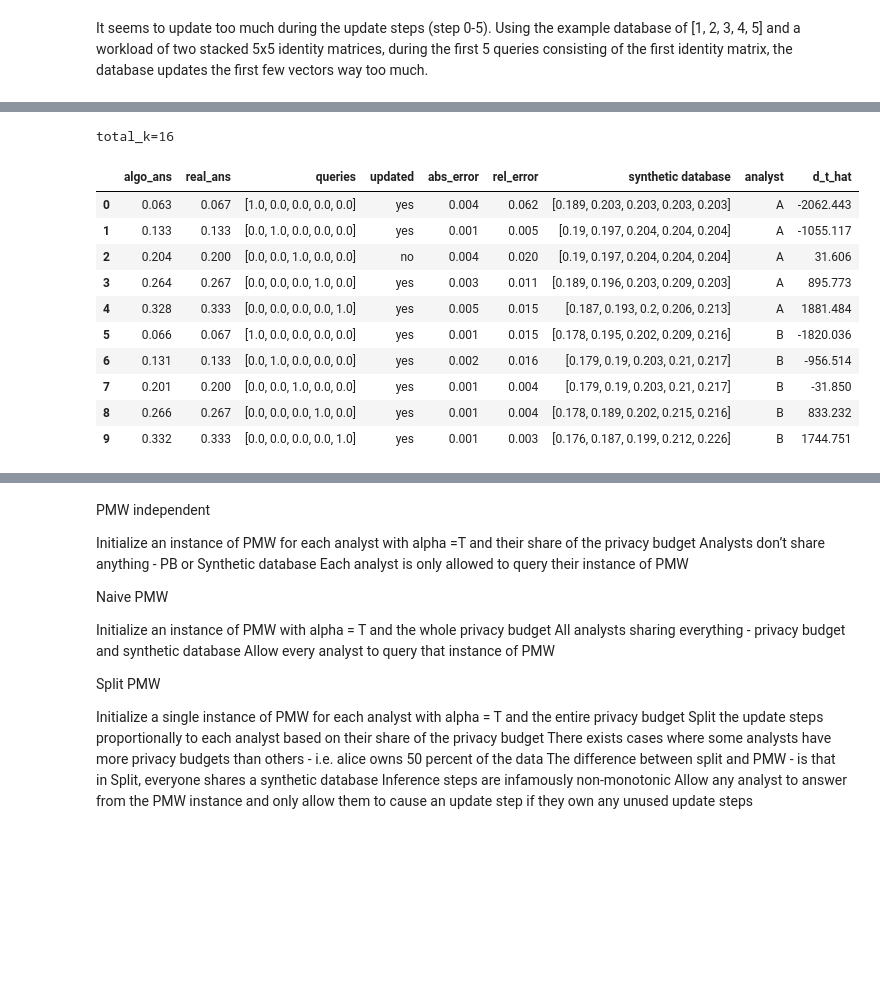
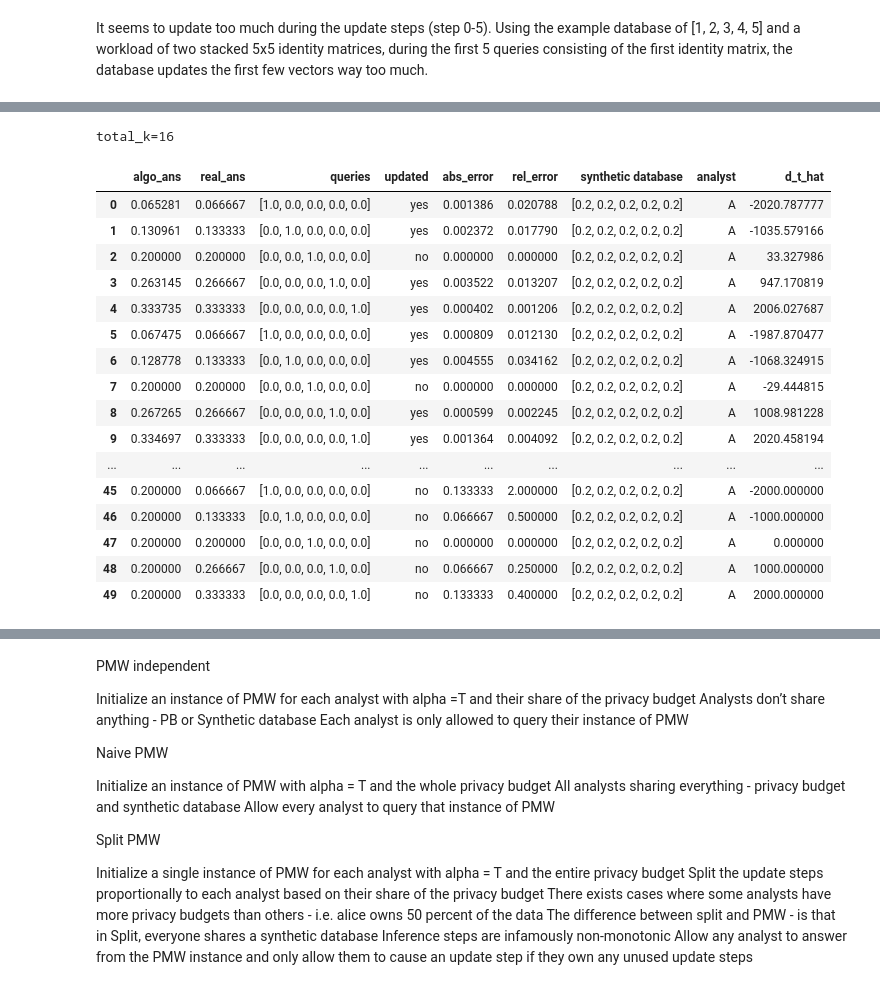
Before and after one commit to yikai-wu/Multi-Analyst-DP, a Jupyter notebook: src/online/pmw-versions.ipynb, the cells around one changed output, grey strips where cells are left out. Drawn from its saved outputs; the diff is of its cells as text; code cells hidden in the pictures; blank space fills up the shorter version.

```diff
--- a/src/online/pmw-versions.ipynb
+++ b/src/online/pmw-versions.ipynb
@@ -553,7 +654,7 @@ pmw_independent(np.vstack((online_workloads.identity(5),
 # write version of PMW where analysts can run out of privacy budget if they use too much of others' budgets
 # this version everyone shares the same number of update steps
 def pmw_naive(workload, x, analyst_labels, T, eps=0.01, total_k=None,
-         show_messages=False, to_return='pd', show_plot=False, show_failure_step=False):
+         show_messages=False, to_return='pd', show_plot=False, show_failure_step=False, eta = 1):
     """
     Implement Private Multiplicative Weights Mechanism (PMW) on a workload of
     linear queries where analysts can run out of privacy budget if they use too much of others'.
@@ -657,11 +758,22 @@ def pmw_naive(workload, x, analyst_labels, T, eps=0.01, total_k=None,
             else:
                 r_t = np.ones(m) - query
             for i in range(len(y_t)):
-                y_t[i] = x_list[time][i] * math.exp((d_t_hat/(2*n)) * query[i]) * 20 # 20 is the learning rate
+                if query[i] != 0:
+                    y_t[i] = x_list[time][i] * math.exp((d_t_hat/(2*n)) * query[i] * -eta) # eta is the learning rate
+                else:
+                    y_t[i] = x_list[time][i]
+                #print(f'{query[i]=}')
+
+
+            #print(f'{y_t - x_t=}')
 
             # step b
             x_t = y_t / np.sum(y_t)
             update_count = update_list.count('yes')
+
+            #print(f'{y_t=}')
+            #print(f'{sum(y_t)=}')
+            #print(f'{sum(x_t)=}')
 
             # if threshold for num updates is reached, just do a lazy round (synthetic database) answer
             if total_k == 0:
@@ -684,6 +796,9 @@ def pmw_naive(workload, x, analyst_labels, T, eps=0.01, total_k=None,
 
                 total_k -= 1 # use one of the total update steps
 
+        #print(f'{x_list[time] - x_list[time - 1]=}')
+
+
     update_count = update_list.count('yes')
 
     # calculate error
@@ -697,11 +812,11 @@ def pmw_naive(workload, x, analyst_labels, T, eps=0.01, total_k=None,
         """Print inputes/outputs to analyze each query"""
         print(f'Original database: {x}\n')
         print(f'Normalized database: {x_norm}\n')
-        print(f'Updated Database = {x_t}\n')
+        print(f'Updated Database = {x_list[len(x_list) - 1]}\n')
         print(f'Update Count = {update_count}\n')
         print(f'{T=}\n')
-        print(f'Error Scale Query Answer= {2*((2*k/eps)**2)}\n')
-        print(f'Error Scale SVT= {2*((2*k/SVTepsilon2)**2)}\n')
+        print(f'Error Scale Query Answer= {2*((2*total_k/eps)**2)}\n')
+        print(f'Error Scale SVT= {2*((2*total_k/SVTepsilon2)**2)}\n')
         print(f'Update Parameter Scale = {eta}\n')
         print(f'{delta=}\n')
 
@@ -731,7 +846,7 @@ def pmw_naive(workload, x, analyst_labels, T, eps=0.01, total_k=None,
 
              }
         test_data = pd.DataFrame(data=d)
-        test_data = test_data.round(3)
+        #test_data = test_data.round(3)
         return test_data
 
     if to_return == "error":
@@ -746,20 +861,27 @@ def pmw_naive(workload, x, analyst_labels, T, eps=0.01, total_k=None,
             analyst_error[analyst] = data[data.analyst==analyst]['abs_error'].sum()
         return analyst_error
 
-x_example = np.array([1000, 2000, 3000, 4000, 5000])
-
-pmw_naive(np.vstack((online_workloads.identity(5), online_workloads.identity(5))),
-     x_example, ['A'] * 5 + ['B'] * 5, eps=1, T=40) #, total_k = 5)
+#pmw_naive(np.vstack((online_workloads.identity(5), online_workloads.identity(5), online_workloads.identity(5))),
+#     x_example, ['A'] * 5 + ['B'] * 5 + ['C'] * 5, eps=1, T=40) #, total_k = 5)
-# %% [output]
-total_k=16
-|  | algo_ans | real_ans | queries | updated | abs_error | rel_error | synthetic database | analyst | d_t_hat |
-| 0 | 0.063 | 0.067 | [1.0, 0.0, 0.0, 0.0, 0.0] | yes | 0.004 | 0.062 | [0.189, 0.203, 0.203, 0.203, 0.203] | A | -2062.443 |
-| 1 | 0.133 | 0.133 | [0.0, 1.0, 0.0, 0.0, 0.0] | yes | 0.001 | 0.005 | [0.19, 0.197, 0.204, 0.204, 0.204] | A | -1055.117 |
-| 2 | 0.204 | 0.200 | [0.0, 0.0, 1.0, 0.0, 0.0] | no | 0.004 | 0.020 | [0.19, 0.197, 0.204, 0.204, 0.204] | A | 31.606 |
-| 3 | 0.264 | 0.267 | [0.0, 0.0, 0.0, 1.0, 0.0] | yes | 0.003 | 0.011 | [0.189, 0.196, 0.203, 0.209, 0.203] | A | 895.773 |
-| 4 | 0.328 | 0.333 | [0.0, 0.0, 0.0, 0.0, 1.0] | yes | 0.005 | 0.015 | [0.187, 0.193, 0.2, 0.206, 0.213] | A | 1881.484 |
-| 5 | 0.066 | 0.067 | [1.0, 0.0, 0.0, 0.0, 0.0] | yes | 0.001 | 0.015 | [0.178, 0.195, 0.202, 0.209, 0.216] | B | -1820.036 |
-| 6 | 0.131 | 0.133 | [0.0, 1.0, 0.0, 0.0, 0.0] | yes | 0.002 | 0.016 | [0.179, 0.19, 0.203, 0.21, 0.217] | B | -956.514 |
-| 7 | 0.201 | 0.200 | [0.0, 0.0, 1.0, 0.0, 0.0] | yes | 0.001 | 0.004 | [0.179, 0.19, 0.203, 0.21, 0.217] | B | -31.850 |
-| 8 | 0.266 | 0.267 | [0.0, 0.0, 0.0, 1.0, 0.0] | yes | 0.001 | 0.004 | [0.178, 0.189, 0.202, 0.215, 0.216] | B | 833.232 |
-| 9 | 0.332 | 0.333 | [0.0, 0.0, 0.0, 0.0, 1.0] | yes | 0.001 | 0.003 | [0.176, 0.187, 0.199, 0.212, 0.226] | B | 1744.751 |
+# %%
+pmw_naive(fiftyq,
+     x_example, ['A'] * 50, eps=1, T=400) #, total_k = 5)
+# %% [output]
+total_k=16
+|  | algo_ans | real_ans | queries | updated | abs_error | rel_error | synthetic database | analyst | d_t_hat |
+| 0 | 0.065281 | 0.066667 | [1.0, 0.0, 0.0, 0.0, 0.0] | yes | 0.001386 | 0.020788 | [0.2, 0.2, 0.2, 0.2, 0.2] | A | -2020.787777 |
+| 1 | 0.130961 | 0.133333 | [0.0, 1.0, 0.0, 0.0, 0.0] | yes | 0.002372 | 0.017790 | [0.2, 0.2, 0.2, 0.2, 0.2] | A | -1035.579166 |
+| 2 | 0.200000 | 0.200000 | [0.0, 0.0, 1.0, 0.0, 0.0] | no | 0.000000 | 0.000000 | [0.2, 0.2, 0.2, 0.2, 0.2] | A | 33.327986 |
+| 3 | 0.263145 | 0.266667 | [0.0, 0.0, 0.0, 1.0, 0.0] | yes | 0.003522 | 0.013207 | [0.2, 0.2, 0.2, 0.2, 0.2] | A | 947.170819 |
+| 4 | 0.333735 | 0.333333 | [0.0, 0.0, 0.0, 0.0, 1.0] | yes | 0.000402 | 0.001206 | [0.2, 0.2, 0.2, 0.2, 0.2] | A | 2006.027687 |
+| 5 | 0.067475 | 0.066667 | [1.0, 0.0, 0.0, 0.0, 0.0] | yes | 0.000809 | 0.012130 | [0.2, 0.2, 0.2, 0.2, 0.2] | A | -1987.870477 |
+| 6 | 0.128778 | 0.133333 | [0.0, 1.0, 0.0, 0.0, 0.0] | yes | 0.004555 | 0.034162 | [0.2, 0.2, 0.2, 0.2, 0.2] | A | -1068.324915 |
+| 7 | 0.200000 | 0.200000 | [0.0, 0.0, 1.0, 0.0, 0.0] | no | 0.000000 | 0.000000 | [0.2, 0.2, 0.2, 0.2, 0.2] | A | -29.444815 |
+| 8 | 0.267265 | 0.266667 | [0.0, 0.0, 0.0, 1.0, 0.0] | yes | 0.000599 | 0.002245 | [0.2, 0.2, 0.2, 0.2, 0.2] | A | 1008.981228 |
+| 9 | 0.334697 | 0.333333 | [0.0, 0.0, 0.0, 0.0, 1.0] | yes | 0.001364 | 0.004092 | [0.2, 0.2, 0.2, 0.2, 0.2] | A | 2020.458194 |
+| ... | ... | ... | ... | ... | ... | ... | ... | ... | ... |
+| 45 | 0.200000 | 0.066667 | [1.0, 0.0, 0.0, 0.0, 0.0] | no | 0.133333 | 2.000000 | [0.2, 0.2, 0.2, 0.2, 0.2] | A | -2000.000000 |
+| 46 | 0.200000 | 0.133333 | [0.0, 1.0, 0.0, 0.0, 0.0] | no | 0.066667 | 0.500000 | [0.2, 0.2, 0.2, 0.2, 0.2] | A | -1000.000000 |
+| 47 | 0.200000 | 0.200000 | [0.0, 0.0, 1.0, 0.0, 0.0] | no | 0.000000 | 0.000000 | [0.2, 0.2, 0.2, 0.2, 0.2] | A | 0.000000 |
+| 48 | 0.200000 | 0.266667 | [0.0, 0.0, 0.0, 1.0, 0.0] | no | 0.066667 | 0.250000 | [0.2, 0.2, 0.2, 0.2, 0.2] | A | 1000.000000 |
+| 49 | 0.200000 | 0.333333 | [0.0, 0.0, 0.0, 0.0, 1.0] | no | 0.133333 | 0.400000 | [0.2, 0.2, 0.2, 0.2, 0.2] | A | 2000.000000 |
```
Also changed, not shown: parts of 26 cells of this notebook, 6 other files.
